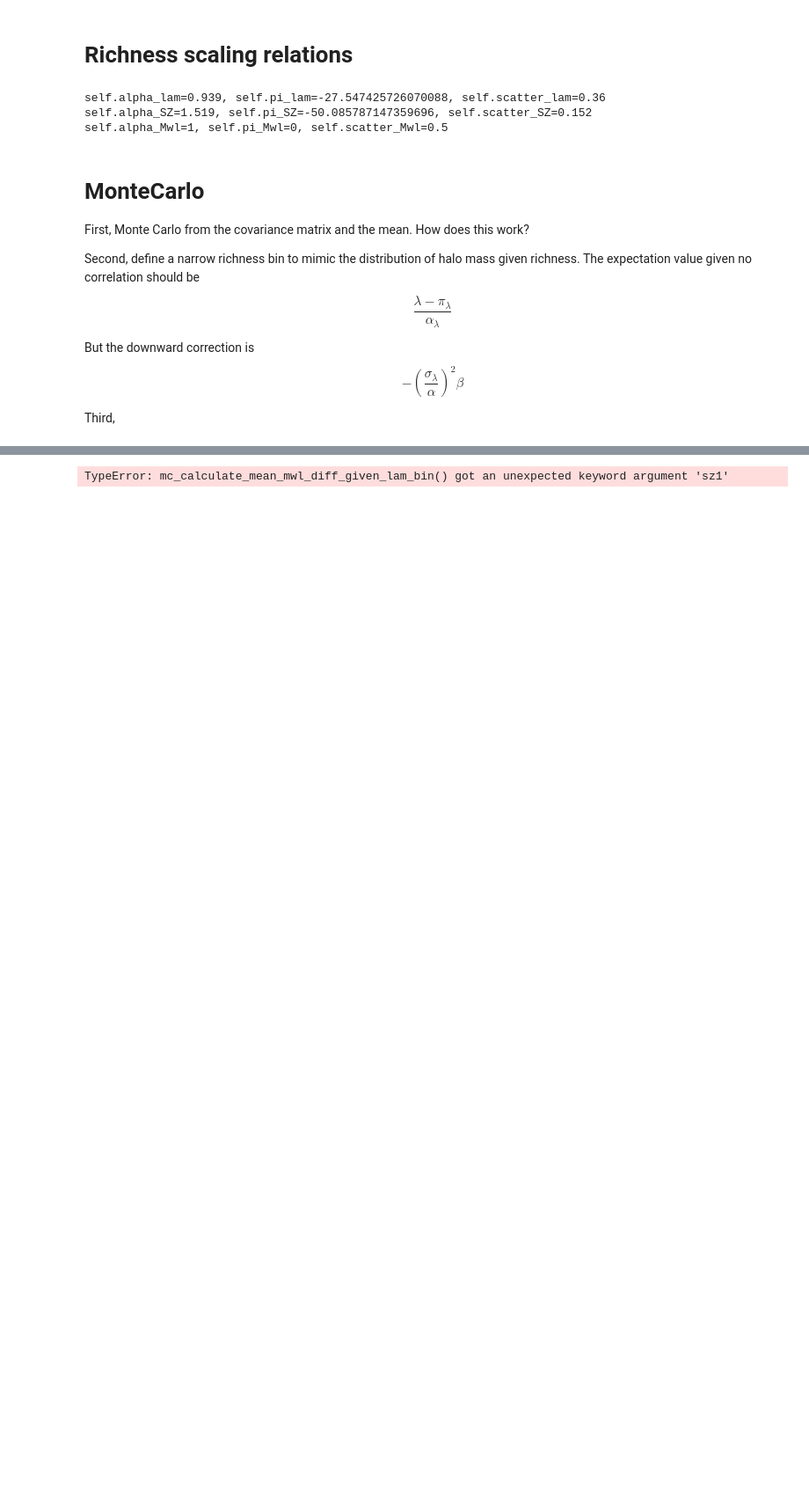
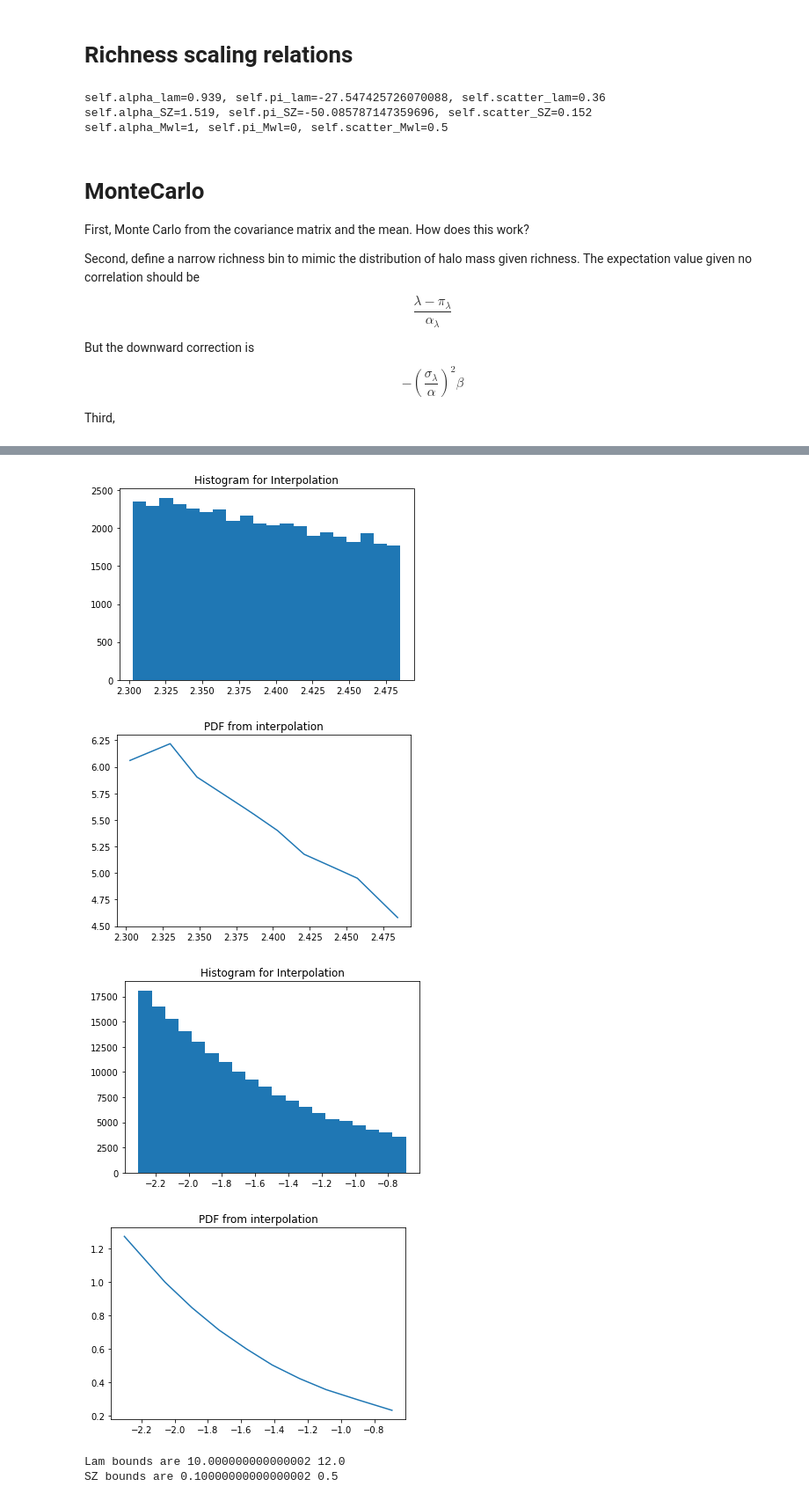
Before and after one commit to zchvsre/des_spt_selection, a Jupyter notebook: MC_theory/three_variable_monte_carlo_exponential_integral.ipynb, the cells around one changed output, grey strips where cells are left out. Shown at 88% size. Drawn from its saved outputs; the diff is of its cells as text; code cells hidden in the pictures; blank space fills up the shorter version.

```diff
--- a/MC_theory/three_variable_monte_carlo_exponential_integral.ipynb
+++ b/MC_theory/three_variable_monte_carlo_exponential_integral.ipynb
@@ -73,15 +78,20 @@ mco = MonteCarloObservables(mass_function=mf,
 # %%
 diff, count = mco.mc_calculate_mean_mwl_diff_given_lam_sz_bin(
     lam1=10,
-    lam2=50,
+    lam2=12,
     sz1=0.1,
-    sz2=5,
+    sz2=0.5,
     correction=True,
-    NSTEPS=5000)
+    NSTEPS=1000)
 # lam_array_nc, SZ_array_nc, diff_array_nc, count_array_nc = mco.MC_calculate_mean_Mwl_given_lam_SZ(nbins = NBINS+1,correction=False)
 
 print("The count in the bin is", count)
 print("The log diff is",diff)
 print("The percentage error is", (np.exp(diff) - 1 )* 100, "%")
 # %% [output]
+[figure, added]
+[figure, added]
+[figure, added]
+[figure, added]
-TypeError: mc_calculate_mean_mwl_diff_given_lam_bin() got an unexpected keyword argument 'sz1'
+Lam bounds are 10.000000000000002 12.0
+SZ bounds are 0.10000000000000002 0.5
```
Also changed, not shown: parts of 6 cells of this notebook.
